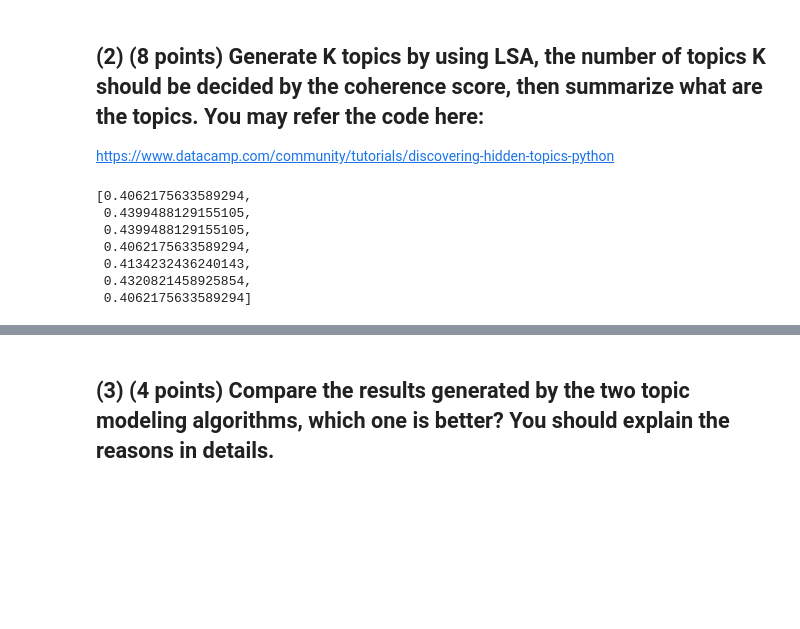
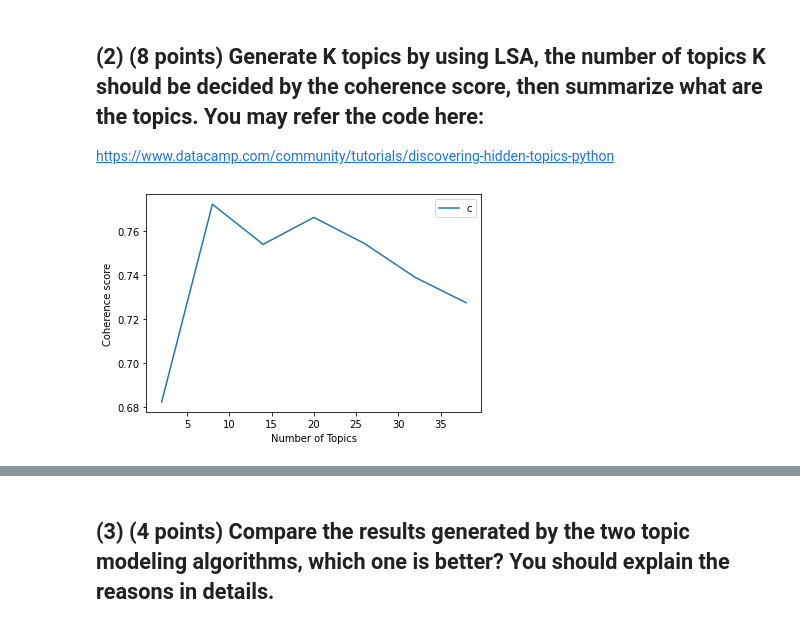
Before and after one commit to rajitakolla/computational_methods, a Jupyter notebook: In_class_exercise_07.ipynb, the cells around one changed output, grey strips where cells are left out. Drawn from its saved outputs; the diff is of its cells as text; code cells hidden in the pictures; blank space fills up the shorter version.

```diff
--- a/In_class_exercise_07.ipynb
+++ b/In_class_exercise_07.ipynb
@@ -381,7 +363,7 @@ pprint(optimal_model.print_topics(num_words=10))
 
 https://www.datacamp.com/community/tutorials/discovering-hidden-topics-python
 # %%
-number_of_topics = 10
+number_of_topics = 7
 # %%
 def prepare_corpus(doc_clean):
     """
@@ -430,17 +412,15 @@ def compute_coherence_values(dictionary, doc_term_matrix, doc_clean, stop, start
     return model_list, coherence_values
 # %%
 dictionary,doc_term_matrix=prepare_corpus(data_lemmatized)
-model_list_lsa, coherence_values_lsa = compute_coherence_values(dictionary, doc_term_matrix,data_lemmatized,44,2,6)
+model_list_lsa, coherence_values_lsa = compute_coherence_values(dictionary, doc_term_matrix,data_lemmatized,40,2,6)
-# %%
-coherence_values_lsa
-# %% [output]
-[0.4062175633589294,
- 0.4399488129155105,
- 0.4399488129155105,
- 0.4062175633589294,
- 0.4134232436240143,
- 0.4320821458925854,
- 0.4062175633589294]
+# %%
+plt.plot(x, coherence_values_lsa)
+plt.xlabel("Number of Topics")
+plt.ylabel("Coherence score")
+plt.legend(("coherence_values"), loc='best')
+plt.show()
+# %% [output]
+[figure, added]
 # %%
 # Write your code here
 for m, cv in zip(x, coherence_values_lsa):
```
Also changed, not shown: parts of 28 cells of this notebook.
